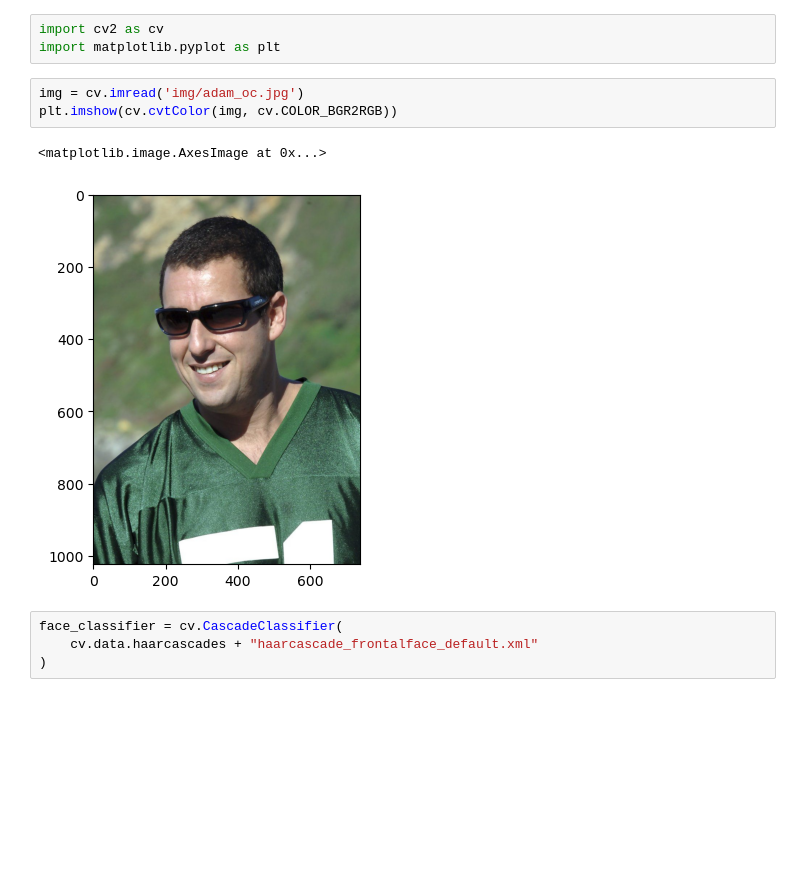
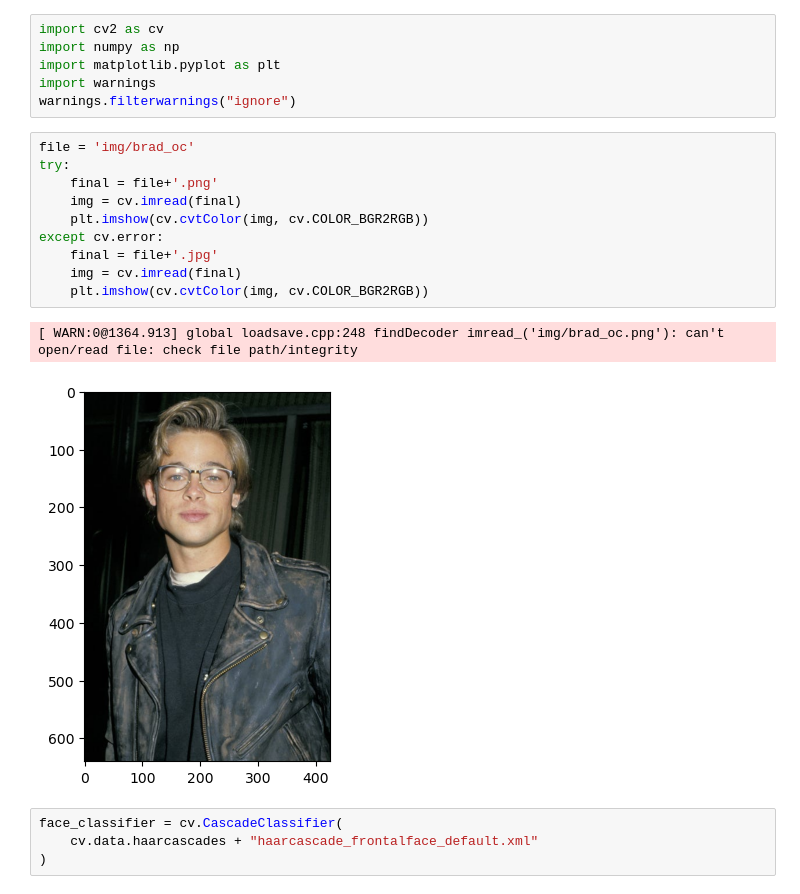
Before and after one commit to germano30/VisaoComp-Trab1, a Jupyter notebook: trabalho1.ipynb, the cells around one changed output. Cells and saved outputs as stored; diff of their text form; blank space fills up the shorter version.

```diff
--- a/trabalho1.ipynb
+++ b/trabalho1.ipynb
@@ -1,12 +1,22 @@
 # %%
 import cv2 as cv
+import numpy as np
 import matplotlib.pyplot as plt
+import warnings
+warnings.filterwarnings("ignore")
-# %%
-img = cv.imread('img/adam_oc.jpg')
-plt.imshow(cv.cvtColor(img, cv.COLOR_BGR2RGB))
-# %% [output]
-<matplotlib.image.AxesImage at 0x...>
-[figure, removed]
+# %%
+file = 'img/brad_oc'
+try:
+    final = file+'.png'
+    img = cv.imread(final)
+    plt.imshow(cv.cvtColor(img, cv.COLOR_BGR2RGB))
+except cv.error:
+    final = file+'.jpg'
+    img = cv.imread(final)
+    plt.imshow(cv.cvtColor(img, cv.COLOR_BGR2RGB))
+# %% [output]
+[ WARN:0@1364.913] global loadsave.cpp:248 findDecoder imread_('img/brad_oc.png'): can't open/read file: check file path/integrity
+[figure, added]
 # %%
 face_classifier = cv.CascadeClassifier(
     cv.data.haarcascades + "haarcascade_frontalface_default.xml"
```
Also changed, not shown: parts of 11 cells of this notebook, 8 other files.
